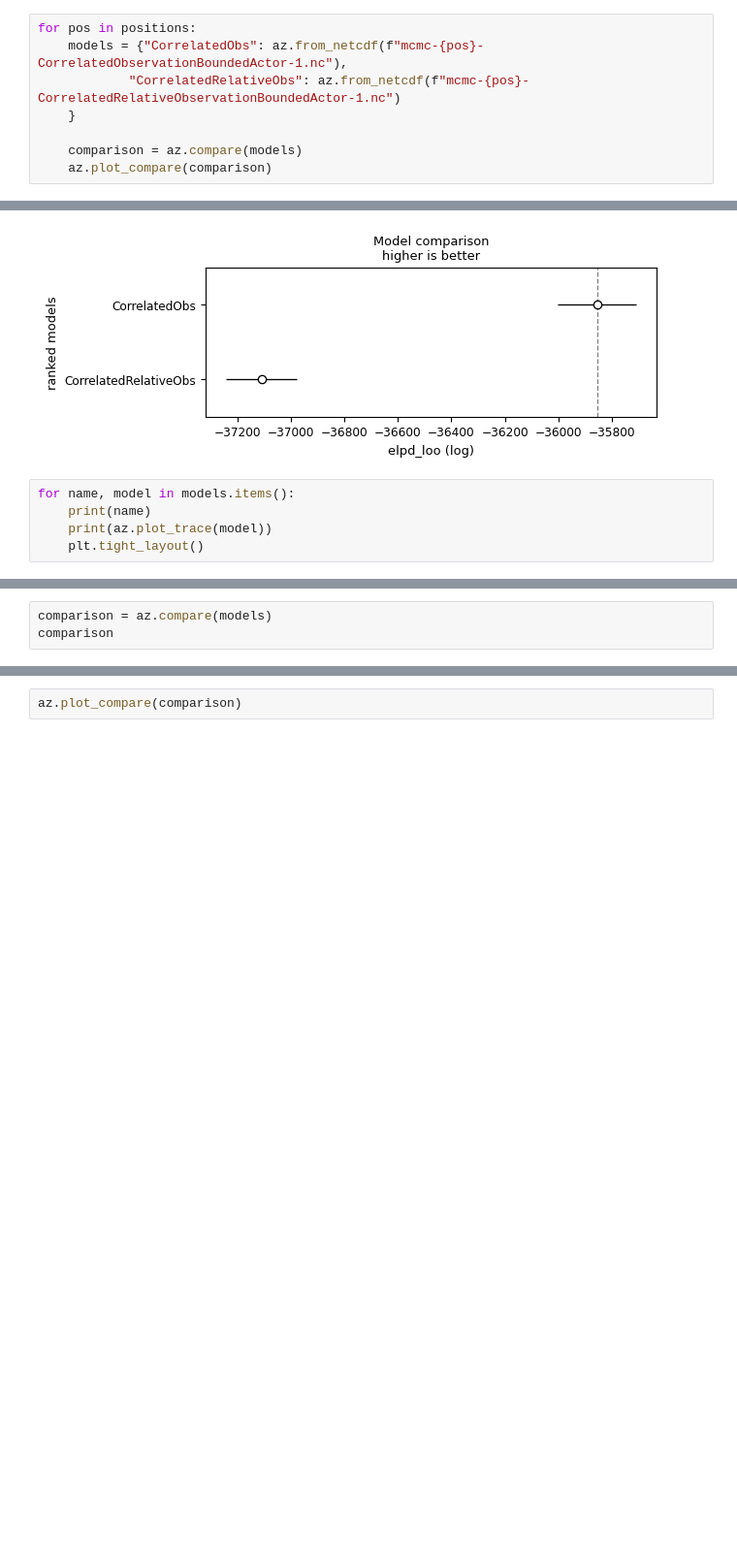
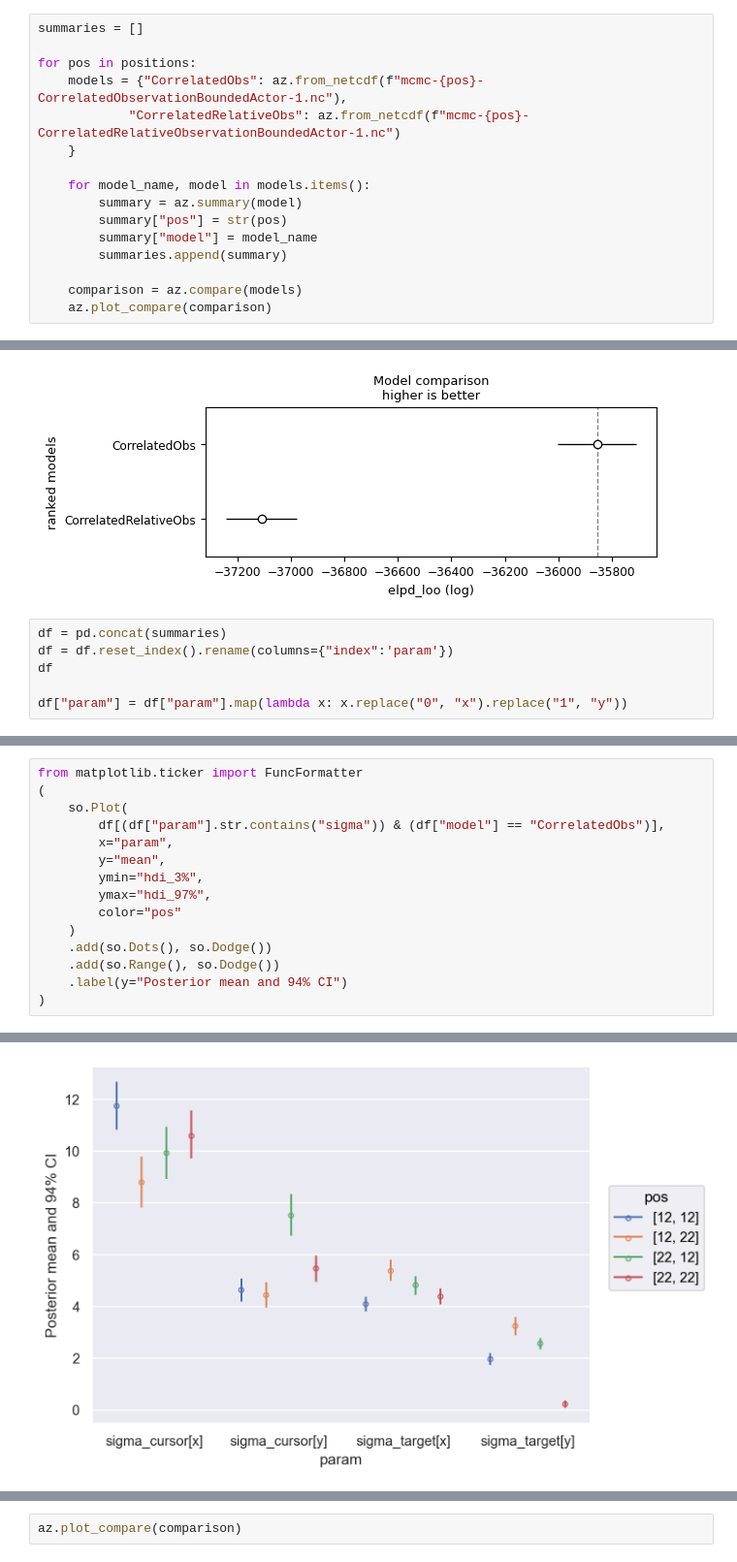
Before and after one commit to dominikstrb/cpp-proprioception, a Jupyter notebook: ModelEvaluation.ipynb, the cells around one changed output, grey strips where cells are left out. Shown at 97% size. Cells and saved outputs as stored; diff of their text form; blank space fills up the shorter version.

Commit message:
Add sigma plots

```diff
--- a/ModelEvaluation.ipynb
+++ b/ModelEvaluation.ipynb
@@ -4,11 +6,19 @@ import matplotlib.pyplot as plt
 # %%
 positions = [[12, 12], [12, 22], [22, 12], [22, 22]]
 # %%
+summaries = []
+
 for pos in positions:
     models = {"CorrelatedObs": az.from_netcdf(f"mcmc-{pos}-CorrelatedObservationBoundedActor-1.nc"),
             "CorrelatedRelativeObs": az.from_netcdf(f"mcmc-{pos}-CorrelatedRelativeObservationBoundedActor-1.nc")
     }
 
+    for model_name, model in models.items():
+        summary = az.summary(model)
+        summary["pos"] = str(pos)
+        summary["model"] = model_name
+        summaries.append(summary)
+
     comparison = az.compare(models)
     az.plot_compare(comparison)
 # %% [output]
@@ -17,7 +27,8 @@ for pos in positions:
 [figure]
 [figure]
 # %%
-for name, model in models.items():
-    print(name)
-    print(az.plot_trace(model))
-    plt.tight_layout()
+df = pd.concat(summaries)
+df = df.reset_index().rename(columns={"index":'param'})
+df
+
+df["param"] = df["param"].map(lambda x: x.replace("0", "x").replace("1", "y"))
@@ -38,4 +35,16 @@ AttributeError: 'dict' object has no attribute 'shape'
 # %%
-comparison = az.compare(models)
-comparison
+from matplotlib.ticker import FuncFormatter
+(
+    so.Plot(
+        df[(df["param"].str.contains("sigma")) & (df["model"] == "CorrelatedObs")],
+        x="param",
+        y="mean",
+        ymin="hdi_3%",
+        ymax="hdi_97%",
+        color="pos"
+    )
+    .add(so.Dots(), so.Dodge())
+    .add(so.Range(), so.Dodge())
+    .label(y="Posterior mean and 94% CI")
+)
 # %% [output]
@@ -44,0 +51 @@ comparison
+[figure, added]
```
Also changed, not shown: parts of 4 cells of this notebook.
